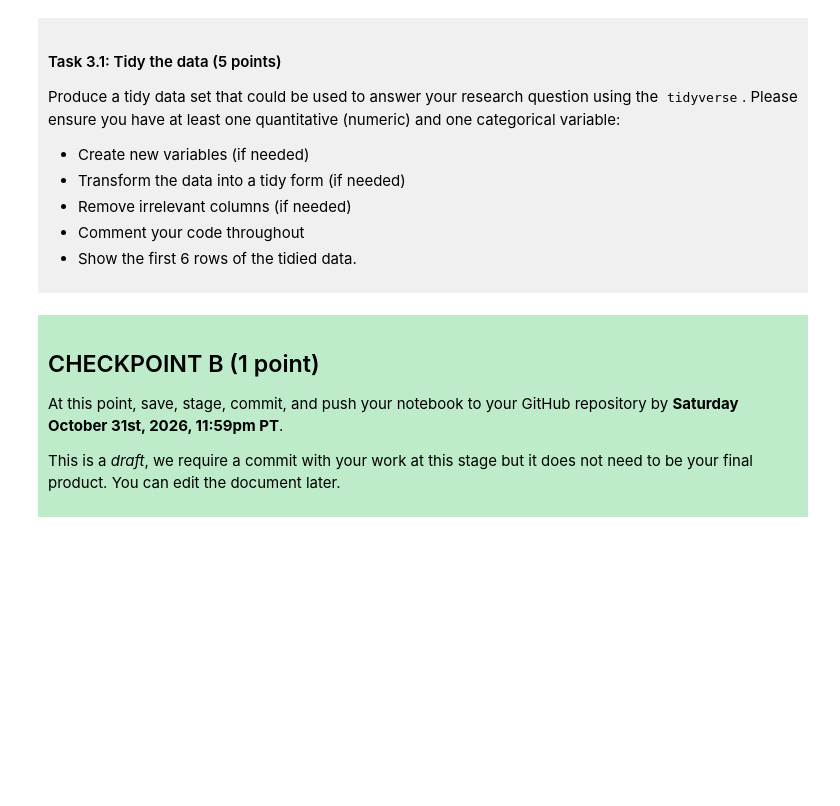
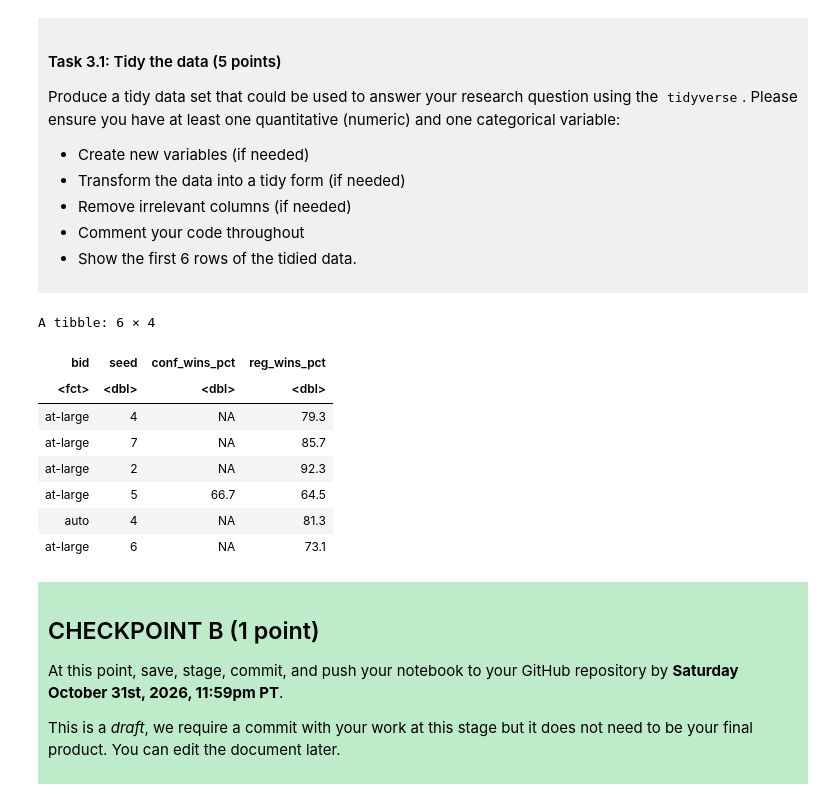
Before and after one commit to jitnue/dsci-100-project-jihoon-roh, a Jupyter notebook: dsci-100-project-notebook.ipynb, the cells around one changed output. Drawn from its saved outputs; the diff is of its cells as text; code cells hidden in the pictures; blank space fills up the shorter version.

```diff
--- a/dsci-100-project-notebook.ipynb
+++ b/dsci-100-project-notebook.ipynb
@@ -205,7 +213,33 @@ Produce a tidy data set that could be used to answer your research question usin
 
 </div>
 # %%
-### EDIT THIS CODE CELL ###
+# Select the response variable and quantitative predictors for classification
+march_madness_tidy <- march_madness_raw |>
+  select(
+    bid,
+    seed,
+    conf_wins_pct,
+    reg_wins_pct
+  ) |>
+  mutate(
+    # Convert categorical target variable (bid) to a factor for classification
+    bid = as_factor(bid),
+    # Convert seed to a numeric variable
+    seed = as.numeric(seed)
+  )
+
+# Show the first 6 rows of the tidied data
+head(march_madness_tidy, 6)
+# %% [output]
+A tibble: 6 × 4
+| bid | seed | conf_wins_pct | reg_wins_pct |
+| <fct> | <dbl> | <dbl> | <dbl> |
+| at-large | 4 | NA | 79.3 |
+| at-large | 7 | NA | 85.7 |
+| at-large | 2 | NA | 92.3 |
+| at-large | 5 | 66.7 | 64.5 |
+| auto | 4 | NA | 81.3 |
+| at-large | 6 | NA | 73.1 |
 # %% [markdown]
 <div style="background-color: #beebca; padding: 10px;">
 
```
Also changed, not shown: parts of 1 cell of this notebook.
